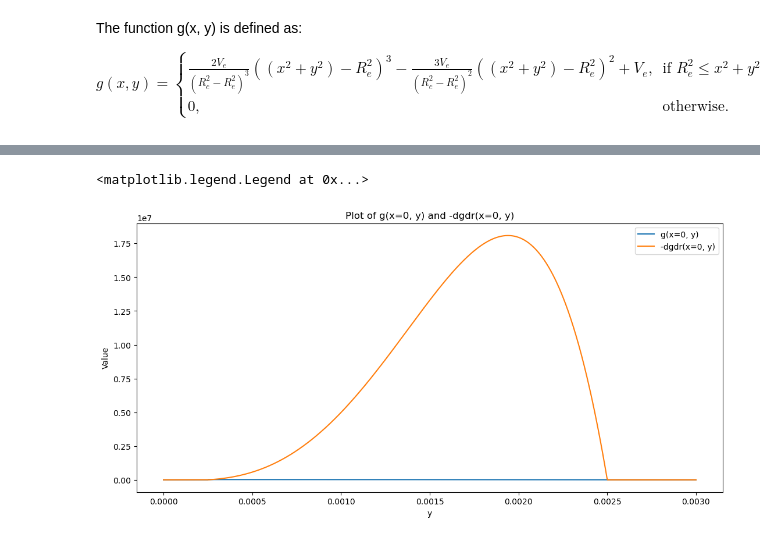
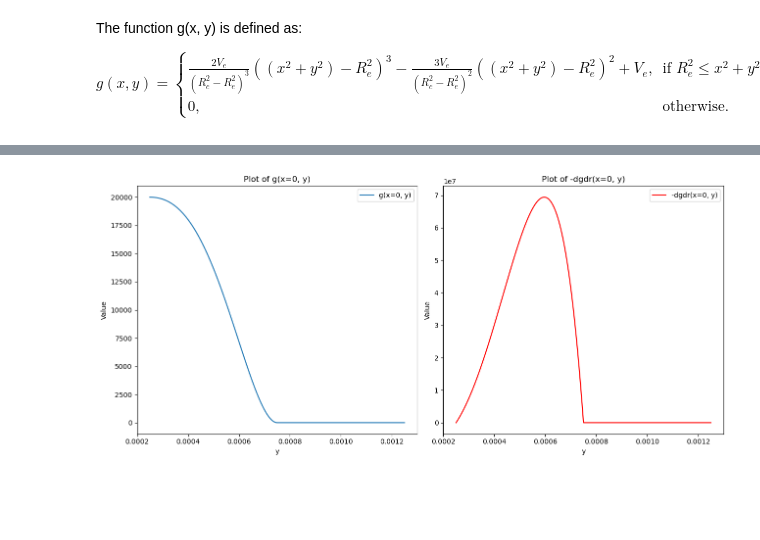
Before and after one commit to Matteo-Malve/ion_propulsion, a Jupyter notebook: postprocessing/plots.ipynb, the cells around one changed output, grey strips where cells are left out. Cells and saved outputs as stored; diff of their text form; code cells hidden in the pictures; blank space fills up the shorter version.

```diff
--- a/postprocessing/plots.ipynb
+++ b/postprocessing/plots.ipynb
@@ -141,18 +141,30 @@ plt.show()
 # %%
 # Let's plot g and -dgdr on the vertical line
 
-y = np.linspace(0, 5.0*Re, 1000)
+y = np.linspace(Re, 5.0*Re, 1000)
 x = np.zeros_like(y)
 g_values = g(x, y)
 dgdr_values = minus_dgdr(x, y)
 
-plt.figure(figsize=(13, 6))
-plt.plot(y, g_values, label='g(x=0, y)')
-plt.plot(y, dgdr_values, label='-dgdr(x=0, y)')
-plt.xlabel('y')
-plt.ylabel('Value')
-plt.title('Plot of g(x=0, y) and -dgdr(x=0, y)')
-plt.legend()
+# Create a figure with two subplots (1 row, 2 columns)
+fig, (ax1, ax2) = plt.subplots(1, 2, figsize=(13, 6))
+
+# First plot: g(x=0, y)
+ax1.plot(y, g_values, label='g(x=0, y)')
+ax1.set_xlabel('y')
+ax1.set_ylabel('Value')
+ax1.set_title('Plot of g(x=0, y)')
+ax1.legend()
+
+# Second plot: -dgdr(x=0, y)
+ax2.plot(y, dgdr_values,color='red', label='-dgdr(x=0, y)')
+ax2.set_xlabel('y')
+ax2.set_ylabel('Value')
+ax2.set_title('Plot of -dgdr(x=0, y)')
+ax2.legend()
+
+# Display the plots
+plt.tight_layout()
+plt.show()
 # %% [output]
-<matplotlib.legend.Legend at 0x...>
-[figure, old version]
+[figure, new version]
```
Also changed, not shown: parts of 3 cells of this notebook, 2 other files.
